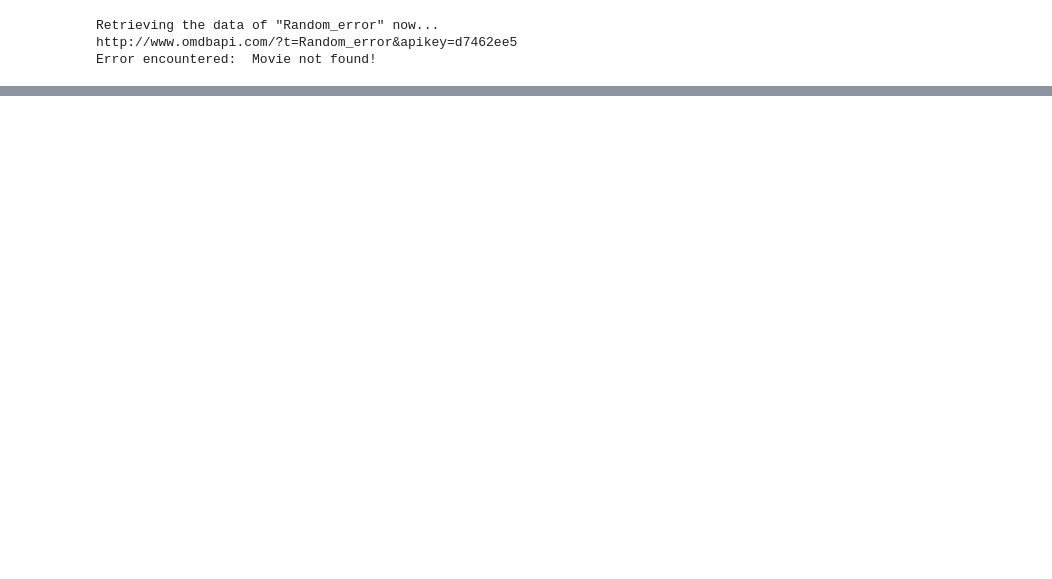
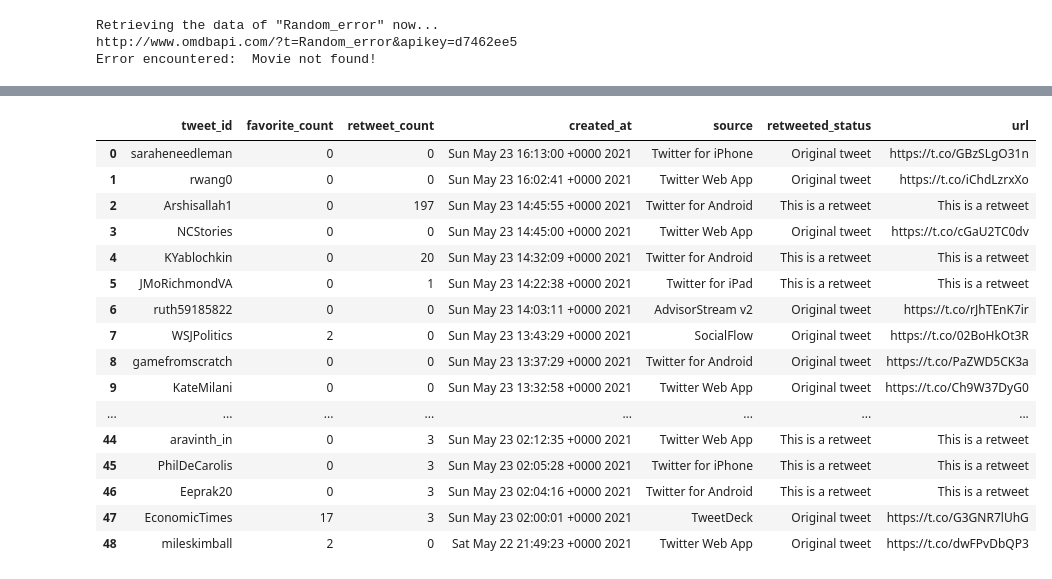
Before and after one commit to ninadcpa/DSC540, a Jupyter notebook: Week_9_10_Exercise.ipynb, the cells around one changed output, grey strips where cells are left out. Drawn from its saved outputs; the diff is of its cells as text; code cells hidden in the pictures; blank space fills up the shorter version.

```diff
--- a/Week_9_10_Exercise.ipynb
+++ b/Week_9_10_Exercise.ipynb
@@ -241,0 +474,20 @@ Error encountered:  Movie not found!
+# %%
+tweet_df.head(100)
+# %% [output]
+|  | tweet_id | favorite_count | retweet_count | created_at | source | retweeted_status | url |
+| 0 | saraheneedleman | 0 | 0 | Sun May 23 16:13:00 +0000 2021 | Twitter for iPhone | Original tweet | https://t.co/GBzSLgO31n |
+| 1 | rwang0 | 0 | 0 | Sun May 23 16:02:41 +0000 2021 | Twitter Web App | Original tweet | https://t.co/iChdLzrxXo |
+| 2 | Arshisallah1 | 0 | 197 | Sun May 23 14:45:55 +0000 2021 | Twitter for Android | This is a retweet | This is a retweet |
+| 3 | NCStories | 0 | 0 | Sun May 23 14:45:00 +0000 2021 | Twitter Web App | Original tweet | https://t.co/cGaU2TC0dv |
+| 4 | KYablochkin | 0 | 20 | Sun May 23 14:32:09 +0000 2021 | Twitter for Android | This is a retweet | This is a retweet |
+| 5 | JMoRichmondVA | 0 | 1 | Sun May 23 14:22:38 +0000 2021 | Twitter for iPad | This is a retweet | This is a retweet |
+| 6 | ruth59185822 | 0 | 0 | Sun May 23 14:03:11 +0000 2021 | AdvisorStream v2 | Original tweet | https://t.co/rJhTEnK7ir |
+| 7 | WSJPolitics | 2 | 0 | Sun May 23 13:43:29 +0000 2021 | SocialFlow | Original tweet | https://t.co/02BoHkOt3R |
+| 8 | gamefromscratch | 0 | 0 | Sun May 23 13:37:29 +0000 2021 | Twitter for Android | Original tweet | https://t.co/PaZWD5CK3a |
+| 9 | KateMilani | 0 | 0 | Sun May 23 13:32:58 +0000 2021 | Twitter Web App | Original tweet | https://t.co/Ch9W37DyG0 |
+| ... | ... | ... | ... | ... | ... | ... | ... |
+| 44 | aravinth_in | 0 | 3 | Sun May 23 02:12:35 +0000 2021 | Twitter Web App | This is a retweet | This is a retweet |
+| 45 | PhilDeCarolis | 0 | 3 | Sun May 23 02:05:28 +0000 2021 | Twitter for iPhone | This is a retweet | This is a retweet |
+| 46 | Eeprak20 | 0 | 3 | Sun May 23 02:04:16 +0000 2021 | Twitter for Android | This is a retweet | This is a retweet |
+| 47 | EconomicTimes | 17 | 3 | Sun May 23 02:00:01 +0000 2021 | TweetDeck | Original tweet | https://t.co/G3GNR7lUhG |
+| 48 | mileskimball | 2 | 0 | Sat May 22 21:49:23 +0000 2021 | Twitter Web App | Original tweet | https://t.co/dwFPvDbQP3 |
```
Also changed, not shown: parts of 51 cells of this notebook.
